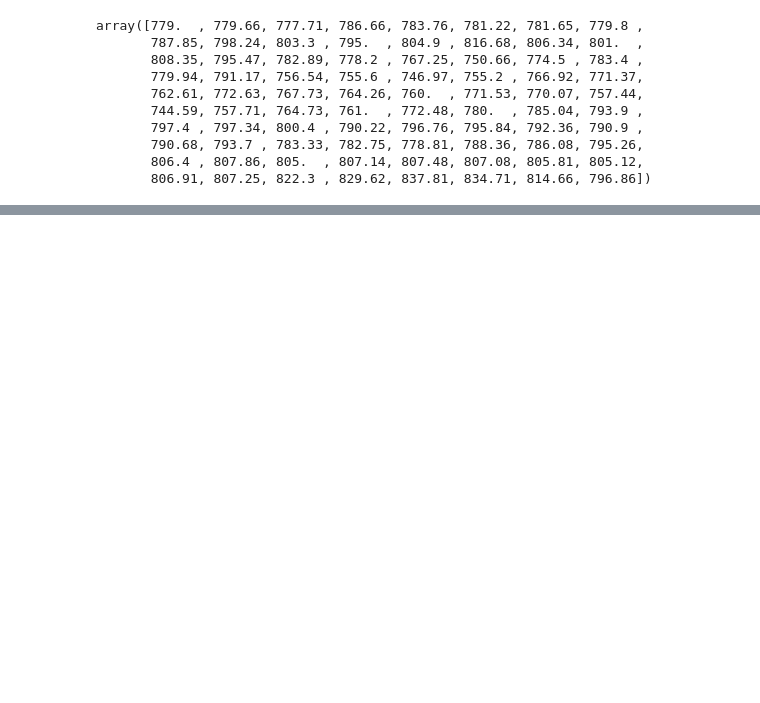
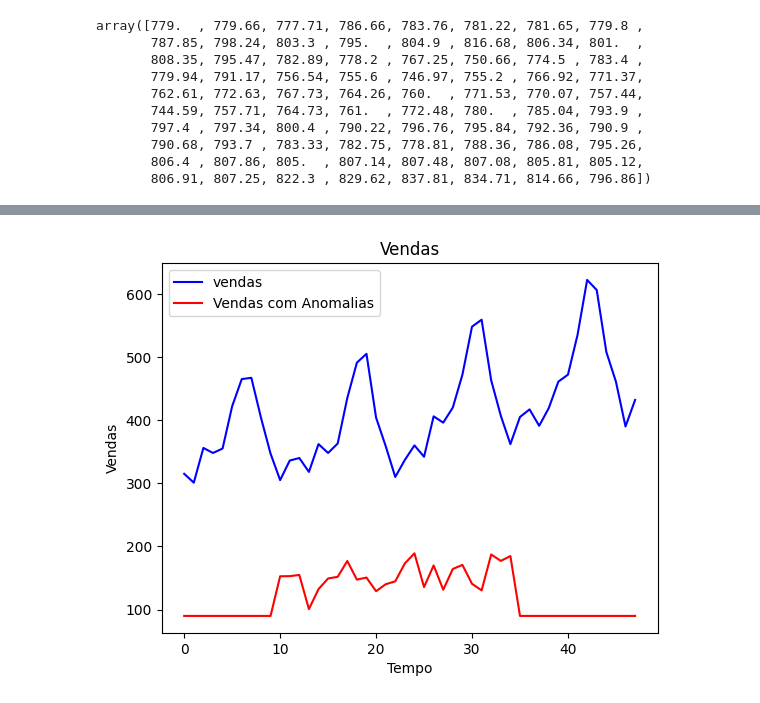
Before and after one commit to LucasFCO/Estagio, a Jupyter notebook: Sprint 03/exercicios/exercicios_ia_ml.ipynb, the cells around one changed output, grey strips where cells are left out. Cells and saved outputs as stored; diff of their text form; code cells hidden in the pictures; blank space fills up the shorter version.

```diff
--- a/Sprint 03/exercicios/exercicios_ia_ml.ipynb
+++ b/Sprint 03/exercicios/exercicios_ia_ml.ipynb
@@ -1471,0 +2082,5 @@ plt.show()
+# %%
+dataset_test_anomalies = dataset_test.copy()
+dataset_test_anomalies.loc[:9,'data'] = 90
+dataset_test_anomalies.loc[10:34, 'data'] = np.random.uniform(100,200, size=(25,))
+dataset_test_anomalies.loc[35:, 'data'] = 90
@@ -1471,0 +2093,10 @@ plt.show()
+# %%
+plt.plot(dataset_test, color='blue', label='vendas')
+plt.plot(dataset_test_anomalies, color='red', label='Vendas com Anomalias')
+plt.title("Vendas")
+plt.xlabel("Tempo")
+plt.ylabel("Vendas")
+plt.legend()
+plt.show()
+# %% [output]
+[figure, added]
```
Also changed, not shown: parts of 186 cells of this notebook, 22 other files.
